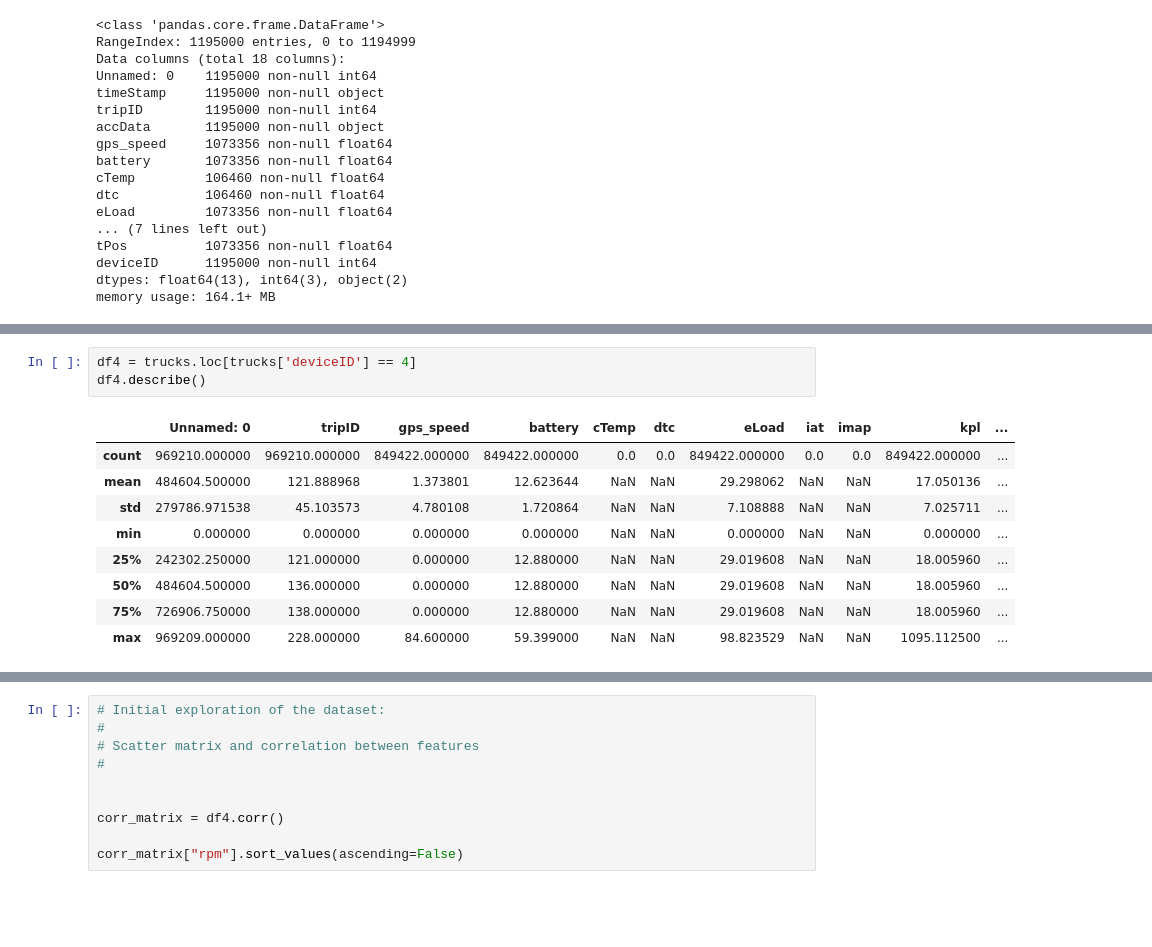
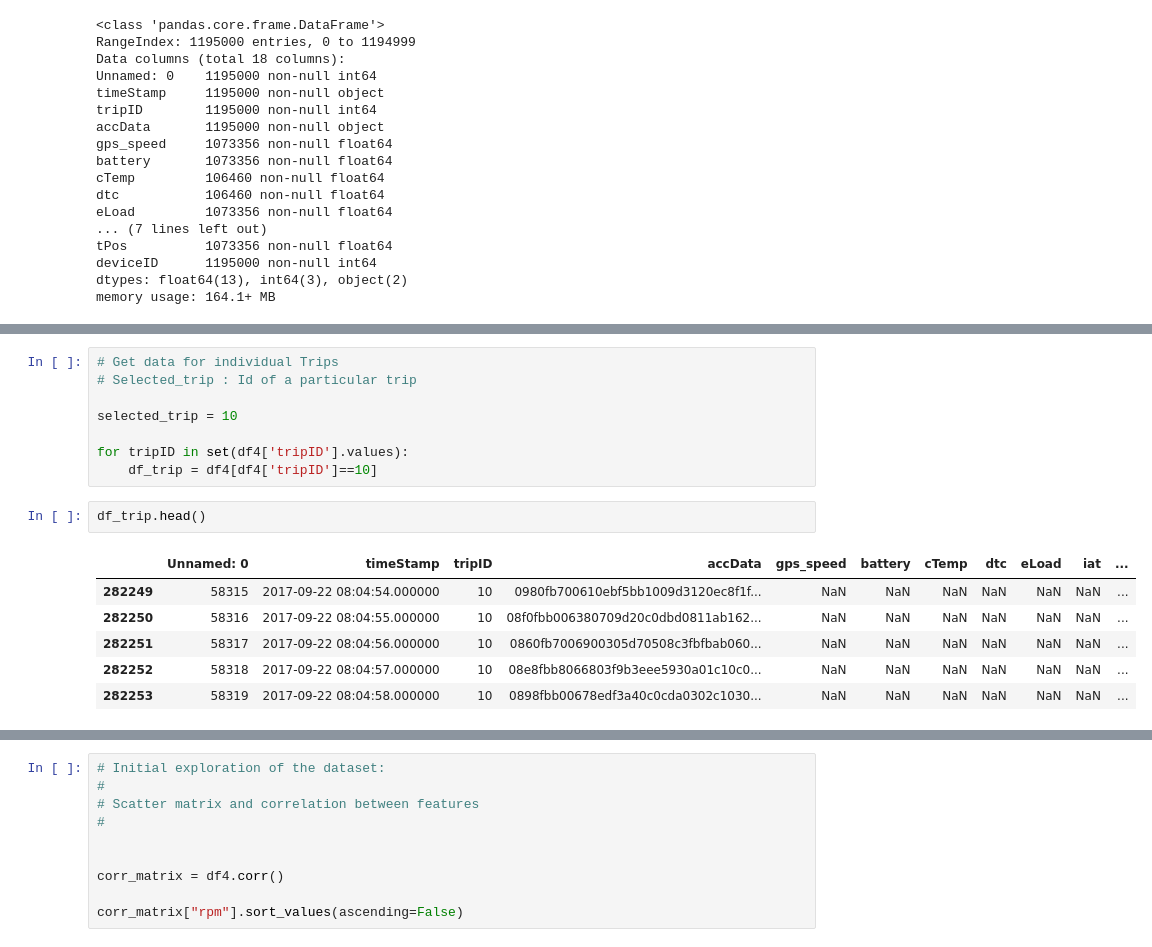
Before and after one commit to noshaq/Vehicle_remote_sensing, a Jupyter notebook: vehicle_telematics.ipynb, the cells around one changed output, grey strips where cells are left out. Cells and saved outputs as stored; diff of their text form; blank space fills up the shorter version.

```diff
--- a/vehicle_telematics.ipynb
+++ b/vehicle_telematics.ipynb
@@ -72,13 +84,17 @@ df1 = trucks.loc[trucks['deviceID']== 1]
-# %%
-df4 = trucks.loc[trucks['deviceID'] == 4]
-df4.describe()
-# %% [output]
-|  | Unnamed: 0 | tripID | gps_speed | battery | cTemp | dtc | eLoad | iat | imap | kpl | ... |
-| count | 969210.000000 | 969210.000000 | 849422.000000 | 849422.000000 | 0.0 | 0.0 | 849422.000000 | 0.0 | 0.0 | 849422.000000 | ... |
-| mean | 484604.500000 | 121.888968 | 1.373801 | 12.623644 | NaN | NaN | 29.298062 | NaN | NaN | 17.050136 | ... |
-| std | 279786.971538 | 45.103573 | 4.780108 | 1.720864 | NaN | NaN | 7.108888 | NaN | NaN | 7.025711 | ... |
-| min | 0.000000 | 0.000000 | 0.000000 | 0.000000 | NaN | NaN | 0.000000 | NaN | NaN | 0.000000 | ... |
-| 25% | 242302.250000 | 121.000000 | 0.000000 | 12.880000 | NaN | NaN | 29.019608 | NaN | NaN | 18.005960 | ... |
-| 50% | 484604.500000 | 136.000000 | 0.000000 | 12.880000 | NaN | NaN | 29.019608 | NaN | NaN | 18.005960 | ... |
-| 75% | 726906.750000 | 138.000000 | 0.000000 | 12.880000 | NaN | NaN | 29.019608 | NaN | NaN | 18.005960 | ... |
-| max | 969209.000000 | 228.000000 | 84.600000 | 59.399000 | NaN | NaN | 98.823529 | NaN | NaN | 1095.112500 | ... |
+# %%
+# Get data for individual Trips
+# Selected_trip : Id of a particular trip
+
+selected_trip = 10
+
+for tripID in set(df4['tripID'].values):
+    df_trip = df4[df4['tripID']==10]
+# %%
+df_trip.head()
+# %% [output]
+|  | Unnamed: 0 | timeStamp | tripID | accData | gps_speed | battery | cTemp | dtc | eLoad | iat | ... |
+| 282249 | 58315 | 2017-09-22 08:04:54.000000 | 10 | 0980fb700610ebf5bb1009d3120ec8f1f... | NaN | NaN | NaN | NaN | NaN | NaN | ... |
+| 282250 | 58316 | 2017-09-22 08:04:55.000000 | 10 | 08f0fbb006380709d20c0dbd0811ab162... | NaN | NaN | NaN | NaN | NaN | NaN | ... |
+| 282251 | 58317 | 2017-09-22 08:04:56.000000 | 10 | 0860fb7006900305d70508c3fbfbab060... | NaN | NaN | NaN | NaN | NaN | NaN | ... |
+| 282252 | 58318 | 2017-09-22 08:04:57.000000 | 10 | 08e8fbb8066803f9b3eee5930a01c10c0... | NaN | NaN | NaN | NaN | NaN | NaN | ... |
+| 282253 | 58319 | 2017-09-22 08:04:58.000000 | 10 | 0898fbb00678edf3a40c0cda0302c1030... | NaN | NaN | NaN | NaN | NaN | NaN | ... |
```
Also changed, not shown: parts of 7 cells of this notebook, 2 other files.
